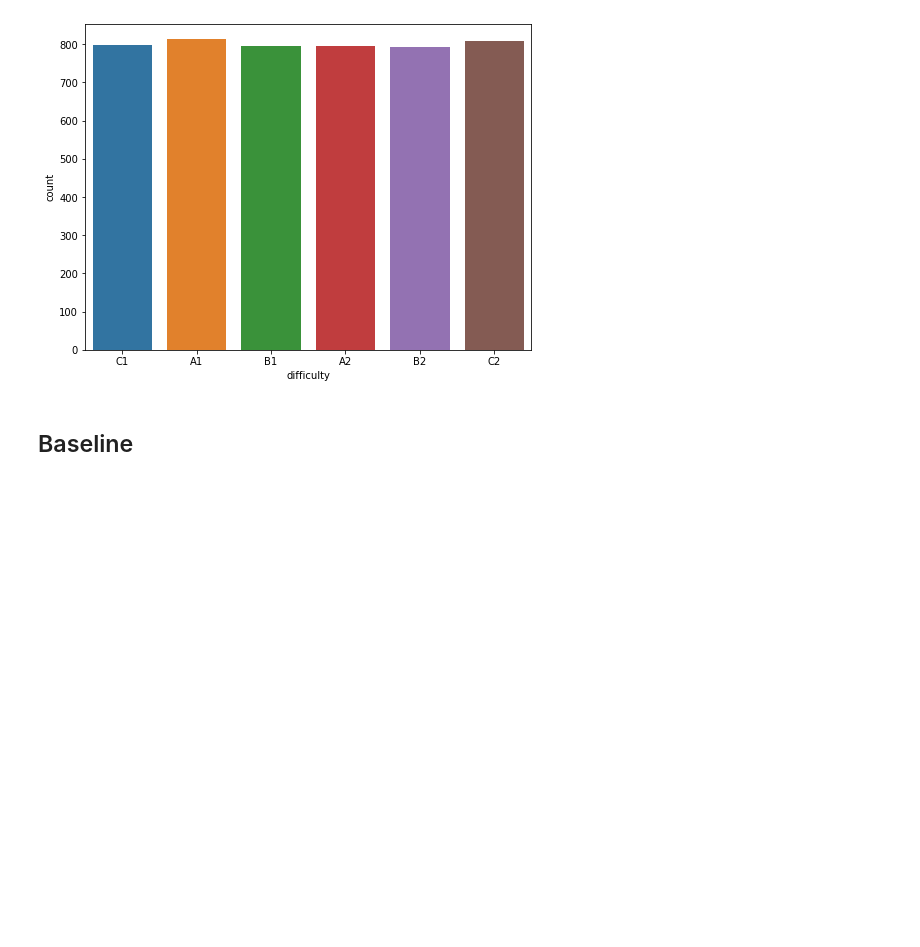
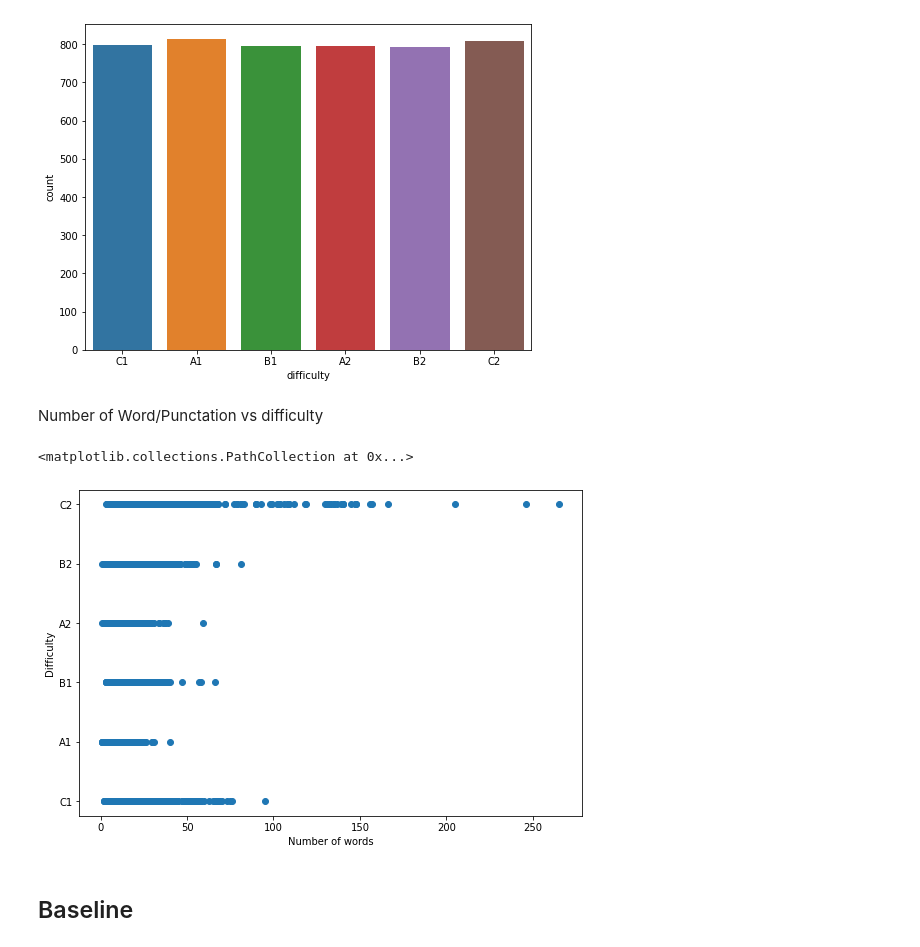
Before and after one commit to DavidHornung/Machine_learning, a Jupyter notebook: Colab_Notebooks/1.DMML_2022_Geneva_Mandatory_Models.ipynb, the cells around one changed output. Drawn from its saved outputs; the diff is of its cells as text; code cells hidden in the pictures; blank space fills up the shorter version.

```diff
--- a/Colab_Notebooks/1.DMML_2022_Geneva_Mandatory_Models.ipynb
+++ b/Colab_Notebooks/1.DMML_2022_Geneva_Mandatory_Models.ipynb
@@ -133,6 +168,22 @@ sns.countplot(x=df_train.difficulty)
 plt.show()
 # %% [output]
 [figure]
+# %% [markdown]
+Number of Word/Punctation vs difficulty
+# %%
+fig, ax = plt.subplots(1,1, figsize=(9,6))
+
+# split on space (keeps punctations)
+nbWords = [len(sent.split(" ")) for sent in df_train.sentence]
+difficulties = [dif for dif in df_train.difficulty]
+
+ax.set_xlabel("Number of words")
+ax.set_ylabel("Difficulty")
+
+ax.scatter(nbWords, difficulties)
+# %% [output]
+<matplotlib.collections.PathCollection at 0x...>
+[figure, added]
 # %% [markdown]
 ## Baseline
 # %%
```
Also changed, not shown: parts of 18 cells of this notebook.
